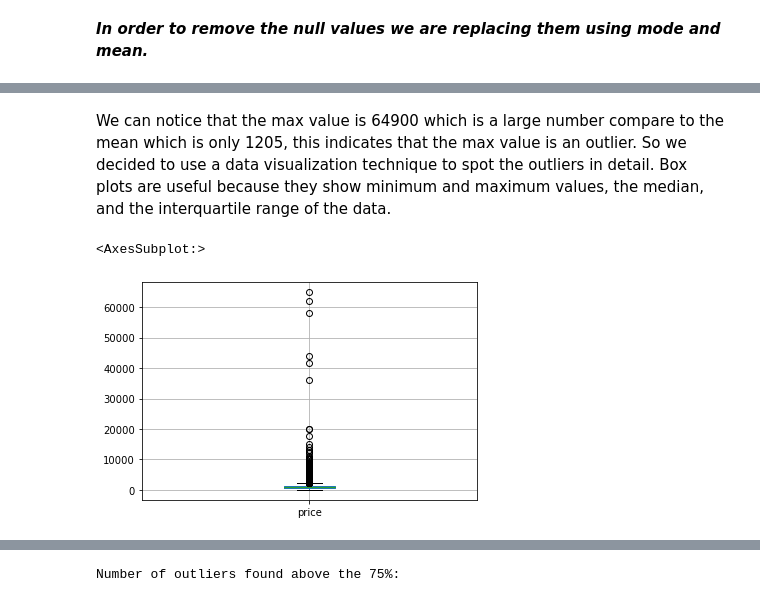
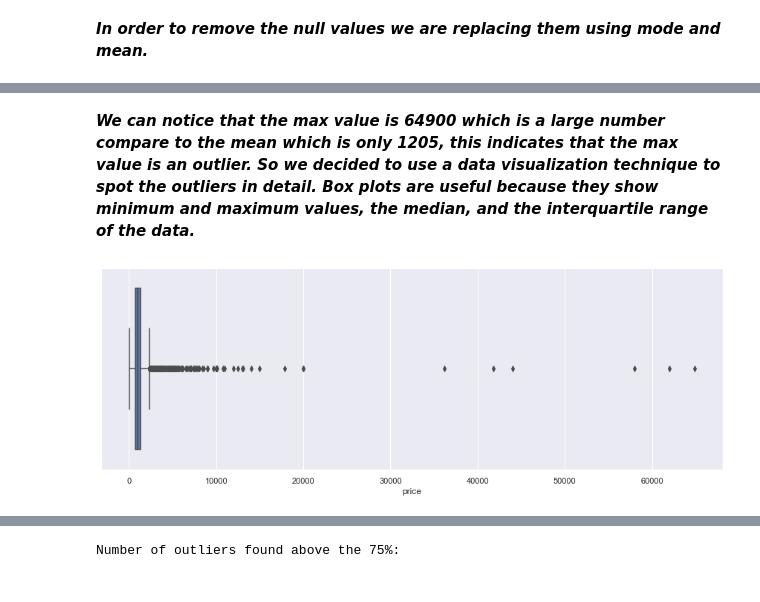
Before and after one commit to Arlinda96/BA-Project, a Jupyter notebook: Airbnb_Project.ipynb, the cells around one changed output, grey strips where cells are left out. Drawn from its saved outputs; the diff is of its cells as text; code cells hidden in the pictures.

```diff
--- a/Airbnb_Project.ipynb
+++ b/Airbnb_Project.ipynb
@@ -147,0 +211,4 @@ By using the function dataset.duplicated() the values of the given dataset are p
+# %%
+# Exclude the listing with 0 for price
+dataset = dataset[dataset.price > 0]
+dataset.head()
@@ -161,12 +236,13 @@ min          0.000000
 max      64900.000000
 Name: price, dtype: float64
 # %% [markdown]
-We can notice that the max value is 64900 which is a large number compare to the mean which is only 1205, this indicates that the max value is an outlier. So we decided to use a data visualization technique to spot the outliers in detail.
-Box plots are useful because they show minimum and maximum values, the median, and the interquartile range of the data.
+***We can notice that the max value is 64900 which is a large number compare to the mean which is only 1205, this indicates that the max value is an outlier. So we decided to use a data visualization technique to spot the outliers in detail.
+Box plots are useful because they show minimum and maximum values, the median, and the interquartile range of the data.***
-# %%
-#Create a boxplot to spot the outliers
-fig = dataset.boxplot(column='price')
-fig
-# %% [output]
-<AxesSubplot:>
-[figure, removed]
+# %%
+import seaborn as sns
+# Create a boxplot to idetify outliers
+sns.set(rc={"figure.figsize":(15, 5)})
+sns.boxplot(x = dataset["price"])
+plt.show()
+# %% [output]
+[figure, added]
```
Also changed, not shown: parts of 26 cells of this notebook.
